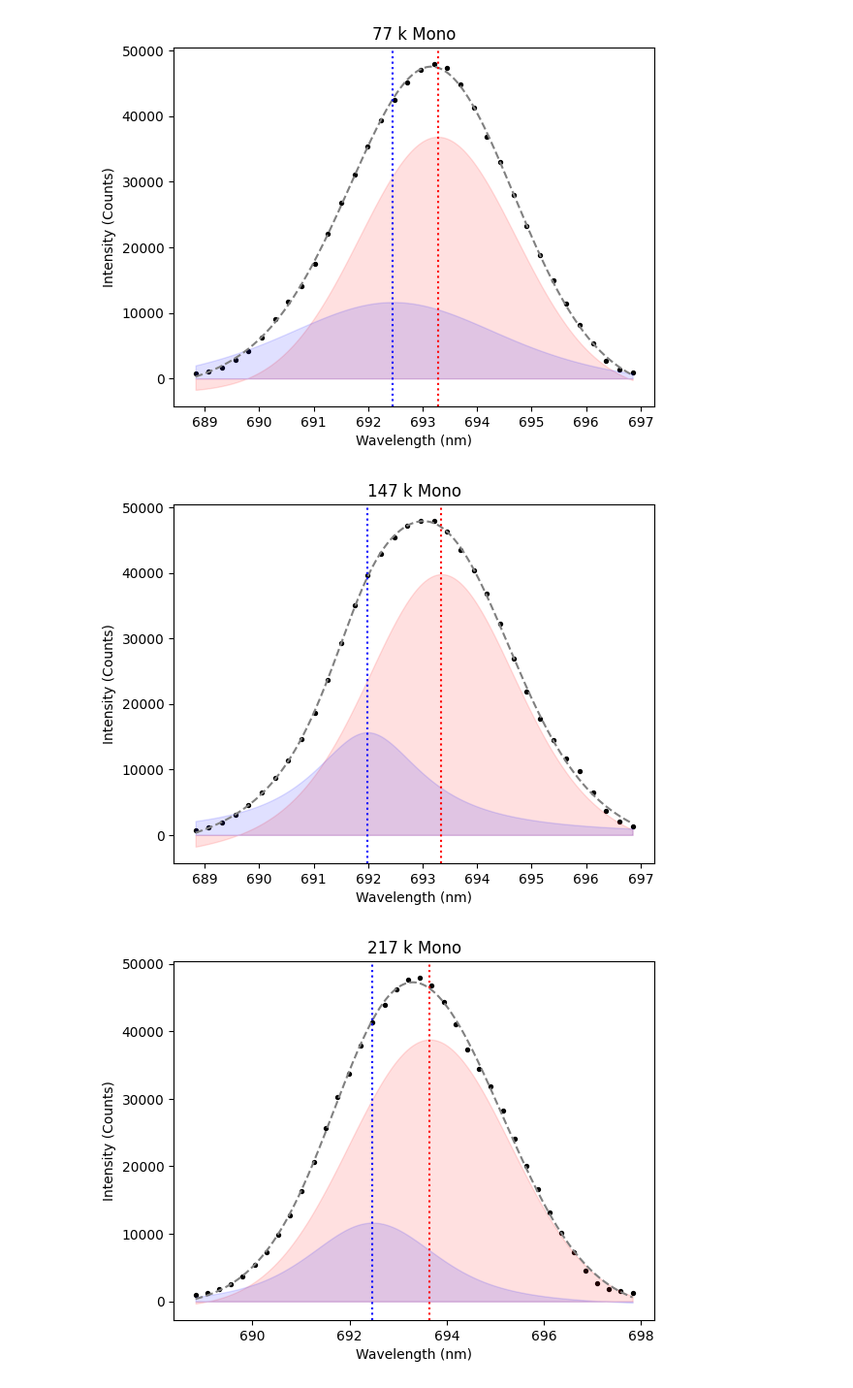
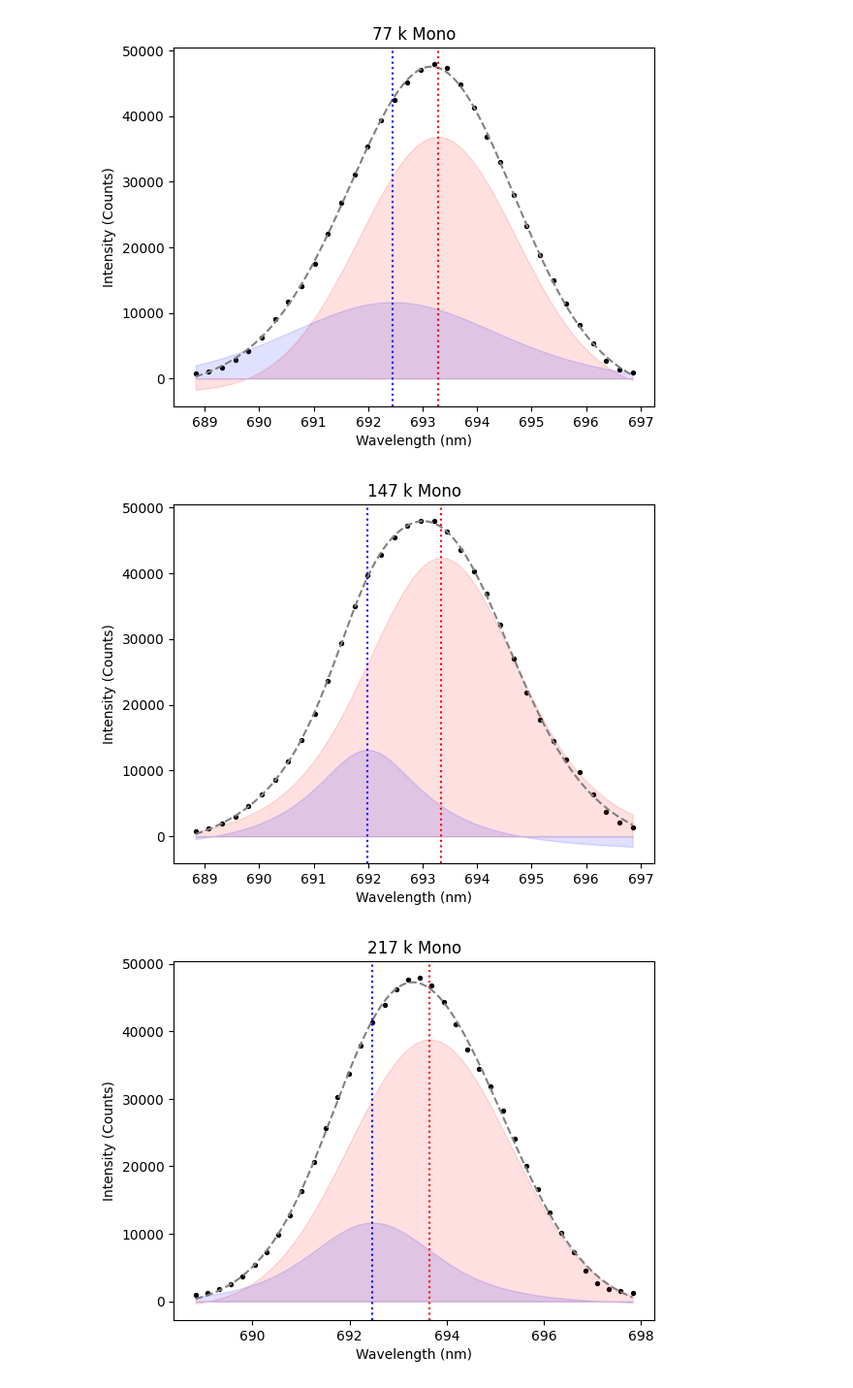
Before and after one commit to Sebastian426/Advanced-Lab-Code, a Jupyter notebook: Main_Results_Plots/Careful_Fits_Results_Table.ipynb, the cells around one changed output. Shown at 97% size. Drawn from its saved outputs; the diff is of its cells as text; code cells hidden in the pictures.

```diff
--- a/Main_Results_Plots/Careful_Fits_Results_Table.ipynb
+++ b/Main_Results_Plots/Careful_Fits_Results_Table.ipynb
@@ -291,38 +291,38 @@ bounds_mono_147 = [
 ]
 
 pop_mono_147, cov_mono_147 = curve_fit(voigt_model_double,
                                      wavelengths_masked[1],
                                      y_mono_masked[1],
                                      p0 = p0_mono_147,
                                      bounds = bounds_mono_147,
                                      maxfev = 10000)
 
 x_fit_147 = np.linspace(wavelengths_masked[1][-1], wavelengths_masked[1][0], 10000)
 
-pop_R1_mono_147 = [pop_mono_147[0], pop_mono_147[1], pop_mono_147[2], pop_mono_147[3], pop_mono_147[-1]]
-cov_R1_mono_147 = [cov_mono_147[0][0], cov_mono_147[1][1], cov_mono_147[2][2], cov_mono_147[3][3], cov_mono_147[-1][-1]]
+pop_R1_mono_147 = [pop_mono_147[0], pop_mono_147[1], pop_mono_147[2], pop_mono_147[3], pop_mono_147[-1]/2]
+cov_R1_mono_147 = [cov_mono_147[0][0], cov_mono_147[1][1], cov_mono_147[2][2], cov_mono_147[3][3], cov_mono_147[-1][-1]/2]
 R1_mono_147 = voigt_profile_single(x_fit_147, *pop_R1_mono_147)
 
-pop_R2_mono_147 = [pop_mono_147[4], pop_mono_147[5] + pop_mono_147[1], pop_mono_147[6], pop_mono_147[7], 0]
-cov_R2_mono_147 = [cov_mono_147[4][4], cov_mono_147[5][5] + cov_mono_147[1][1], cov_mono_147[6][6], cov_mono_147[7][7], 0]
+pop_R2_mono_147 = [pop_mono_147[4], pop_mono_147[5] + pop_mono_147[1], pop_mono_147[6], pop_mono_147[7], pop_mono_147[-1]/2]
+cov_R2_mono_147 = [cov_mono_147[4][4], cov_mono_147[5][5] + cov_mono_147[1][1], cov_mono_147[6][6], cov_mono_147[7][7], cov_mono_147[-1][-1]/2]
 R2_mono_147 = voigt_profile_single(x_fit_147, *pop_R2_mono_147)
 
 plt.figure(1)
 plt.scatter(wavelengths_masked[1], y_mono_masked[1], marker = 'o', color = "black", s = 8)
 plt.plot(x_fit_147, voigt_model_double(x_fit_147, *pop_mono_147), color = "grey", linestyle = "--")
 
 plt.fill_between(x_fit_147, R1_mono_147, 0 , color = "red", alpha = 0.12)
 plt.fill_between(x_fit_147, R2_mono_147, 0 , color = "blue", alpha = 0.12)
 
 plt.axvline(pop_R1_mono_147[1], color = "red", linestyle = ":")
 plt.axvline(pop_R2_mono_147[1], color = "blue", linestyle = ":")
 
 plt.title("147 k Mono")
 plt.xlabel("Wavelength (nm)")
 plt.ylabel("Intensity (Counts)")
 plt.show()
 # %% [output]
-[figure, old version]
+[figure, new version]
 # %%
 ####
 # 217
```
Also changed, not shown: parts of 8 cells of this notebook, 8 other files.
